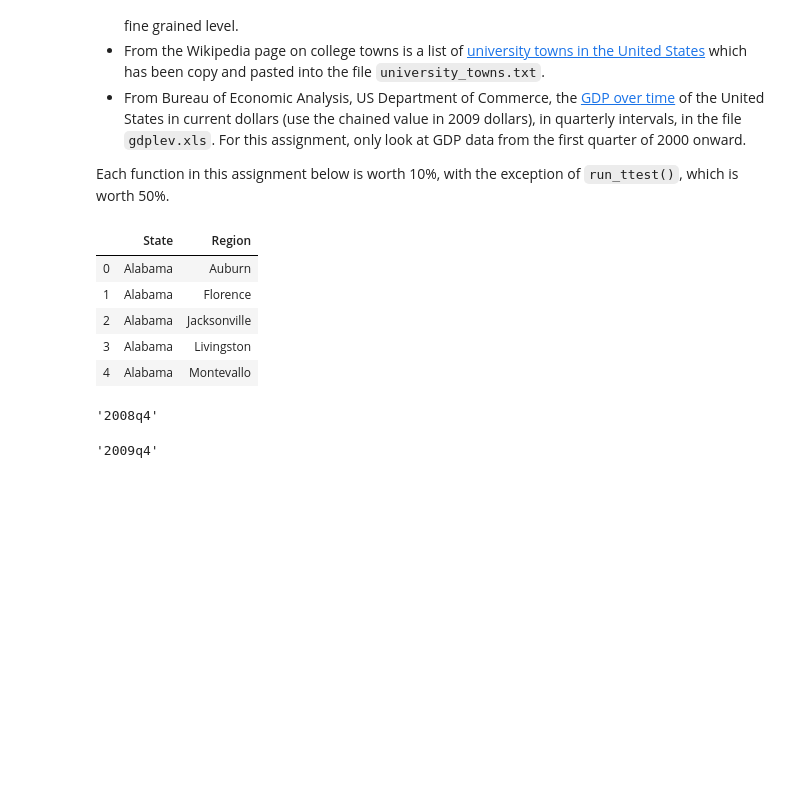
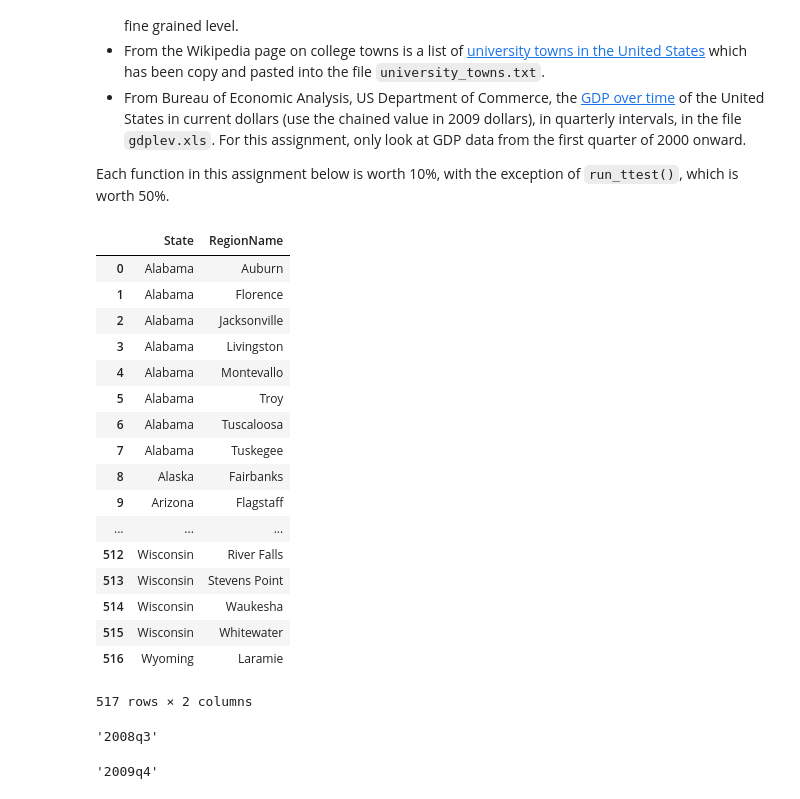
Before and after one commit to SurajSarangi/Applied-Data-Science, a Jupyter notebook: 1. Introduction to Data Science/Week 4/Assignment+4.ipynb, the cells around one changed output. Saved outputs shown, nothing was run; the diff lists cells and outputs as text; code cells hidden in the pictures; blank space fills up the shorter version.

```diff
--- a/1. Introduction to Data Science/Week 4/Assignment+4.ipynb
+++ b/1. Introduction to Data Science/Week 4/Assignment+4.ipynb
@@ -37,41 +37,54 @@ def get_list_of_university_towns():
     columns=["State", "RegionName"]  )
 
     The following cleaning needs to be done:
 
     1. For "State", removing characters from "[" to the end.
     2. For "RegionName", when applicable, removing every character from " (" to the end.
     3. Depending on how you read the data, you may need to remove newline character '\n'. '''
     data=[]
     state=[]
     s=''
     c=0
     f=open('university_towns.txt','r')
     for i in f.read():
         if i!='\n':
             s+=i
         else:
             data.append(s)
             s=''
     for i in data:
         if i.find('[edit]')!=-1:
             st=i.split('[')[0]
             #print(st)
         elif i.find('(')!=-1:
             re=i.split('(')[0]
+            re=re.rstrip()
             state.append([st,re])
         else:
             re=i.rstrip()
             state.append([st,re])
-    df=pd.DataFrame(state,columns=['State','Region'])
+    df=pd.DataFrame(state,columns=['State','RegionName'])
     return df
-(get_list_of_university_towns()).head()
+get_list_of_university_towns()
 # %% [output]
-|  | State | Region |
+|  | State | RegionName |
 | 0 | Alabama | Auburn |
 | 1 | Alabama | Florence |
 | 2 | Alabama | Jacksonville |
 | 3 | Alabama | Livingston |
 | 4 | Alabama | Montevallo |
+| 5 | Alabama | Troy |
+| 6 | Alabama | Tuscaloosa |
+| 7 | Alabama | Tuskegee |
+| 8 | Alaska | Fairbanks |
+| 9 | Arizona | Flagstaff |
+| ... | ... | ... |
+| 512 | Wisconsin | River Falls |
+| 513 | Wisconsin | Stevens Point |
+| 514 | Wisconsin | Waukesha |
+| 515 | Wisconsin | Whitewater |
+| 516 | Wyoming | Laramie |
+517 rows × 2 columns
 # %%
 def get_recession_start():
     '''Returns the year and quarter of the recession start time as a
@@ -84,12 +97,12 @@ def get_recession_start():
     df=(df.reset_index())[['Quarter','GDP']]
     for i in (df.index)[:-2]:
         if df['GDP'][i]>df['GDP'][i+1] and df['GDP'][i+1]>df['GDP'][i+2]:
-            k=df['Quarter'][i]
+            k=df['Quarter'][i-1]
     #print(df.head())
     return k
 get_recession_start()
 # %% [output]
-'2008q4'
+'2008q3'
 # %%
 def get_recession_end():
     '''Returns the year and quarter of the recession end time as a
```
Also changed, not shown: parts of 2 cells of this notebook.
